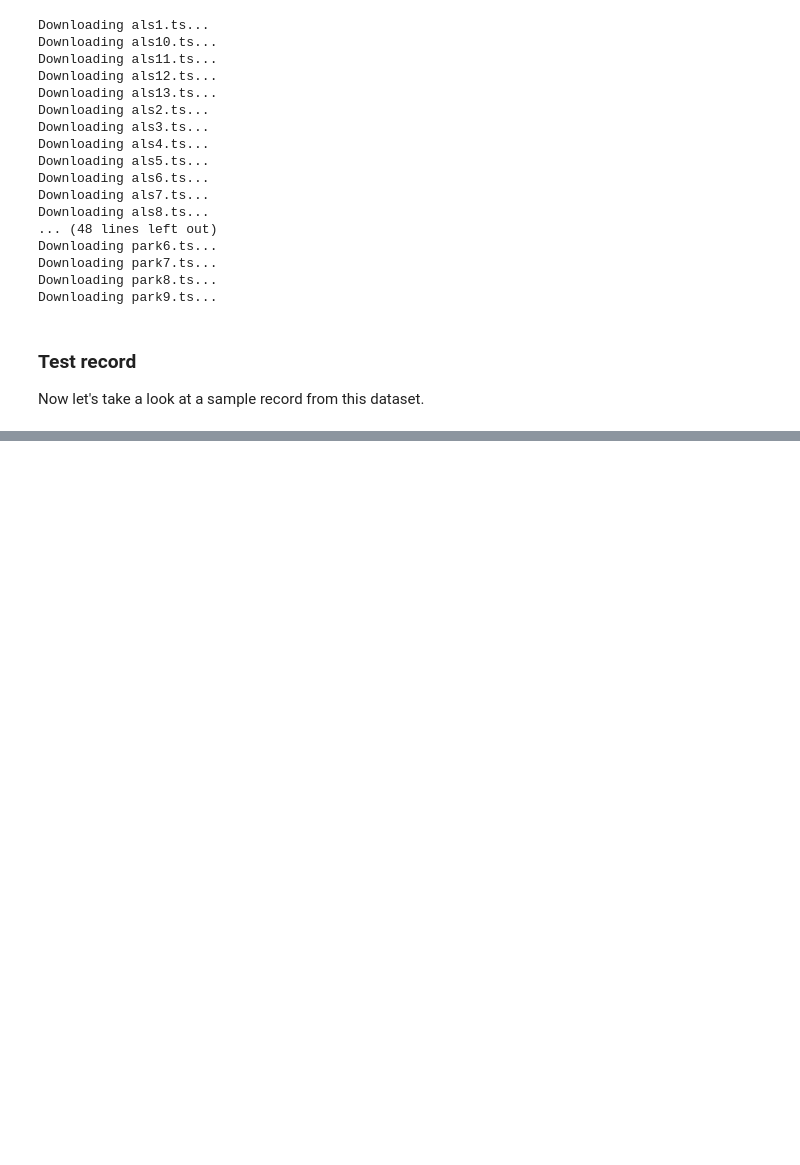
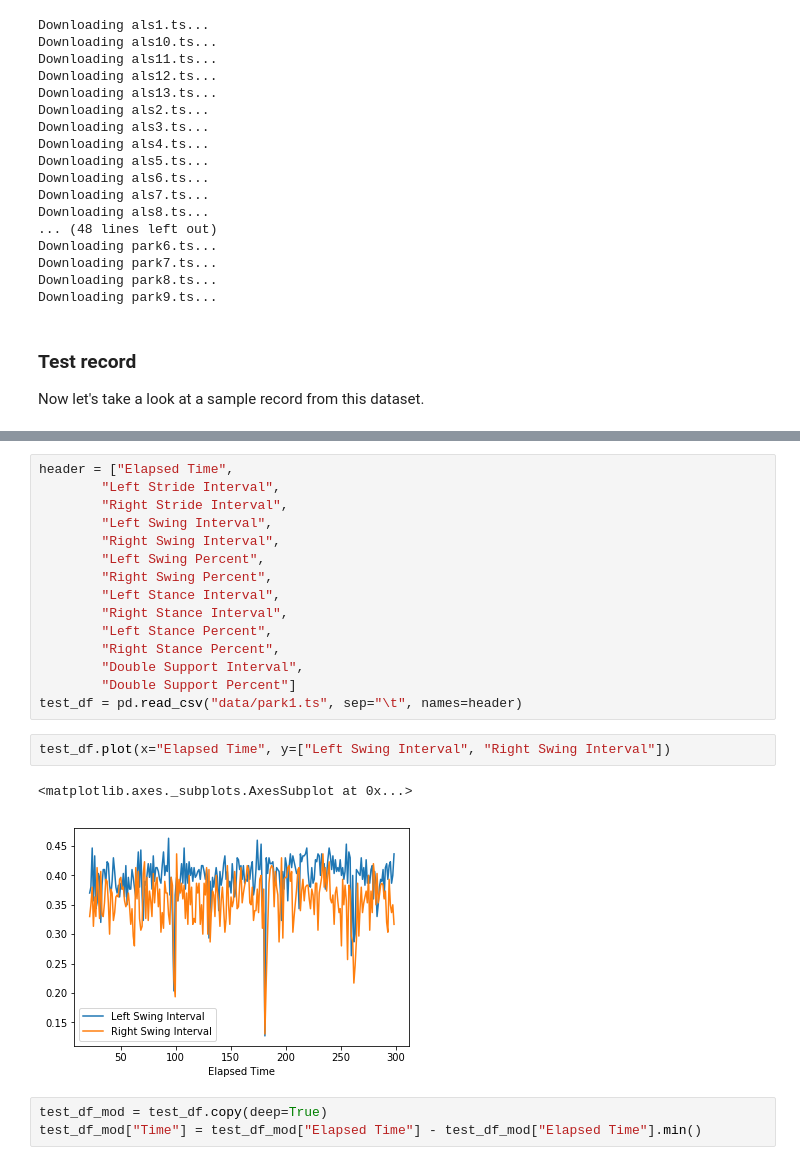
Before and after one commit to miguelfmc/gaitndd-wrangling, a Jupyter notebook: PhysiobankDataGathering.ipynb, the cells around one changed output, grey strips where cells are left out. Saved outputs shown, nothing was run; the diff lists cells and outputs as text; blank space fills up the shorter version.

```diff
--- a/PhysiobankDataGathering.ipynb
+++ b/PhysiobankDataGathering.ipynb
@@ -82,0 +114,23 @@ Now let's take a look at a sample record from this dataset.
+# %%
+header = ["Elapsed Time",
+        "Left Stride Interval",
+        "Right Stride Interval",
+        "Left Swing Interval",
+        "Right Swing Interval",
+        "Left Swing Percent",
+        "Right Swing Percent",
+        "Left Stance Interval",
+        "Right Stance Interval",
+        "Left Stance Percent",
+        "Right Stance Percent",
+        "Double Support Interval",
+        "Double Support Percent"]
+test_df = pd.read_csv("data/park1.ts", sep="\t", names=header)
+# %%
+test_df.plot(x="Elapsed Time", y=["Left Swing Interval", "Right Swing Interval"])
+# %% [output]
+<matplotlib.axes._subplots.AxesSubplot at 0x...>
+[figure, added]
+# %%
+test_df_mod = test_df.copy(deep=True)
+test_df_mod["Time"] = test_df_mod["Elapsed Time"] - test_df_mod["Elapsed Time"].min()
```
Also changed, not shown: parts of 8 cells of this notebook.
